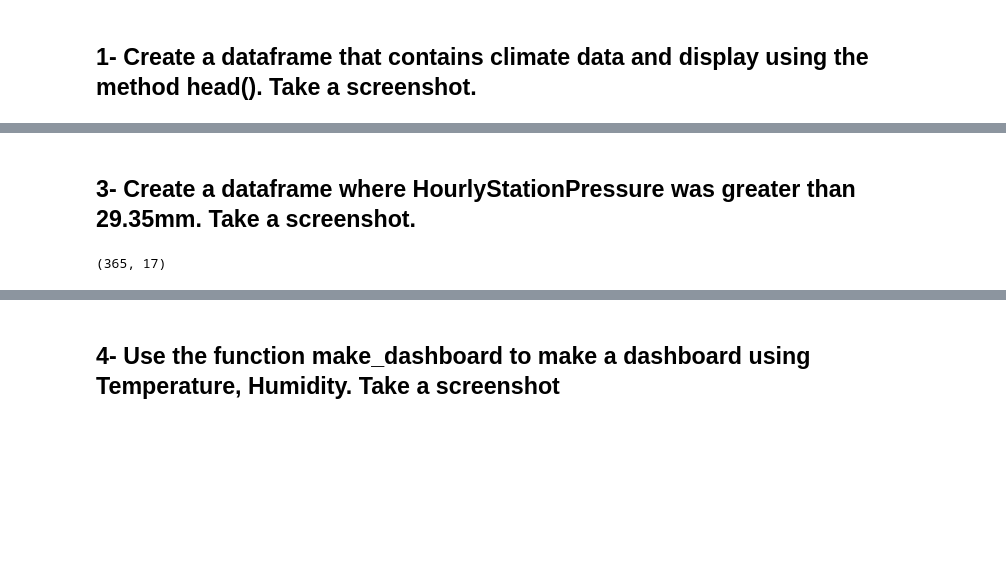
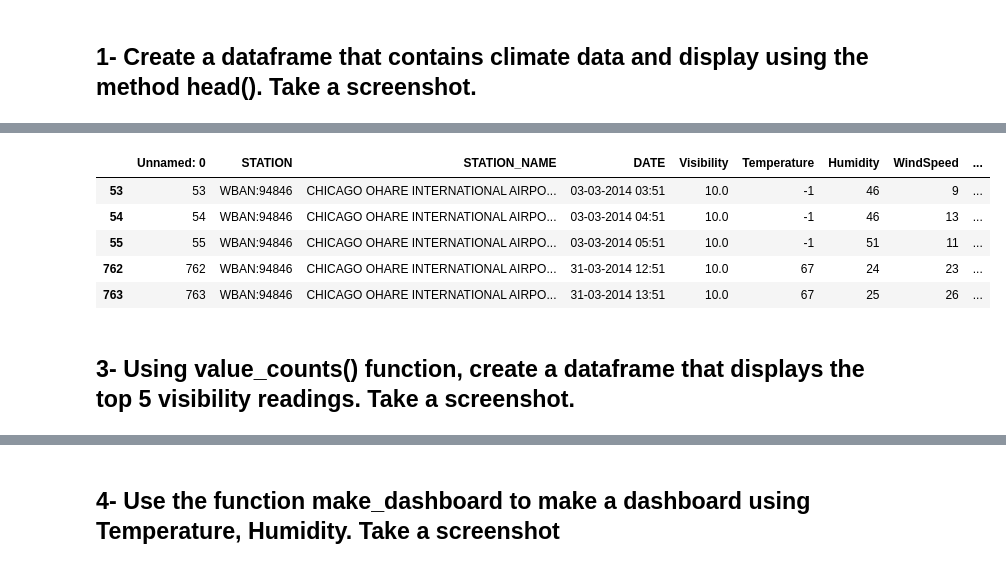
Before and after one commit to RiseAboveAll/coursera-python-final-project, a Jupyter notebook: Final_Notebook_Course_4.ipynb, the cells around one changed output, grey strips where cells are left out. Cells and saved outputs as stored; diff of their text form; code cells hidden in the pictures; blank space fills up the shorter version.

```diff
--- a/Final_Notebook_Course_4.ipynb
+++ b/Final_Notebook_Course_4.ipynb
@@ -98,2 +108,0 @@ df[:5]
-# %% [markdown]
-## 3- Create a dataframe where HourlyStationPressure was greater than 29.35mm. Take a screenshot.
@@ -102,4 +109,13 @@ data_subset=df[df.HourlyStationPressure > 29.35]
-# %%
-data_subset.shape
-# %% [output]
-(365, 17)
+# %%
+subset_df=df[(df.Temperature==df.Temperature.min()) | (df.Temperature==df.Temperature.max())]
+# %%
+subset_df
+# %% [output]
+|  | Unnamed: 0 | STATION | STATION_NAME | DATE | Visibility | Temperature | Humidity | WindSpeed | ... |
+| 53 | 53 | WBAN:94846 | CHICAGO OHARE INTERNATIONAL AIRPO... | 03-03-2014 03:51 | 10.0 | -1 | 46 | 9 | ... |
+| 54 | 54 | WBAN:94846 | CHICAGO OHARE INTERNATIONAL AIRPO... | 03-03-2014 04:51 | 10.0 | -1 | 46 | 13 | ... |
+| 55 | 55 | WBAN:94846 | CHICAGO OHARE INTERNATIONAL AIRPO... | 03-03-2014 05:51 | 10.0 | -1 | 51 | 11 | ... |
+| 762 | 762 | WBAN:94846 | CHICAGO OHARE INTERNATIONAL AIRPO... | 31-03-2014 12:51 | 10.0 | 67 | 24 | 23 | ... |
+| 763 | 763 | WBAN:94846 | CHICAGO OHARE INTERNATIONAL AIRPO... | 31-03-2014 13:51 | 10.0 | 67 | 25 | 26 | ... |
+# %% [markdown]
+## 3- Using value_counts() function, create a dataframe that displays the top 5 visibility readings. Take a screenshot.
```
Also changed, not shown: parts of 18 cells of this notebook.
